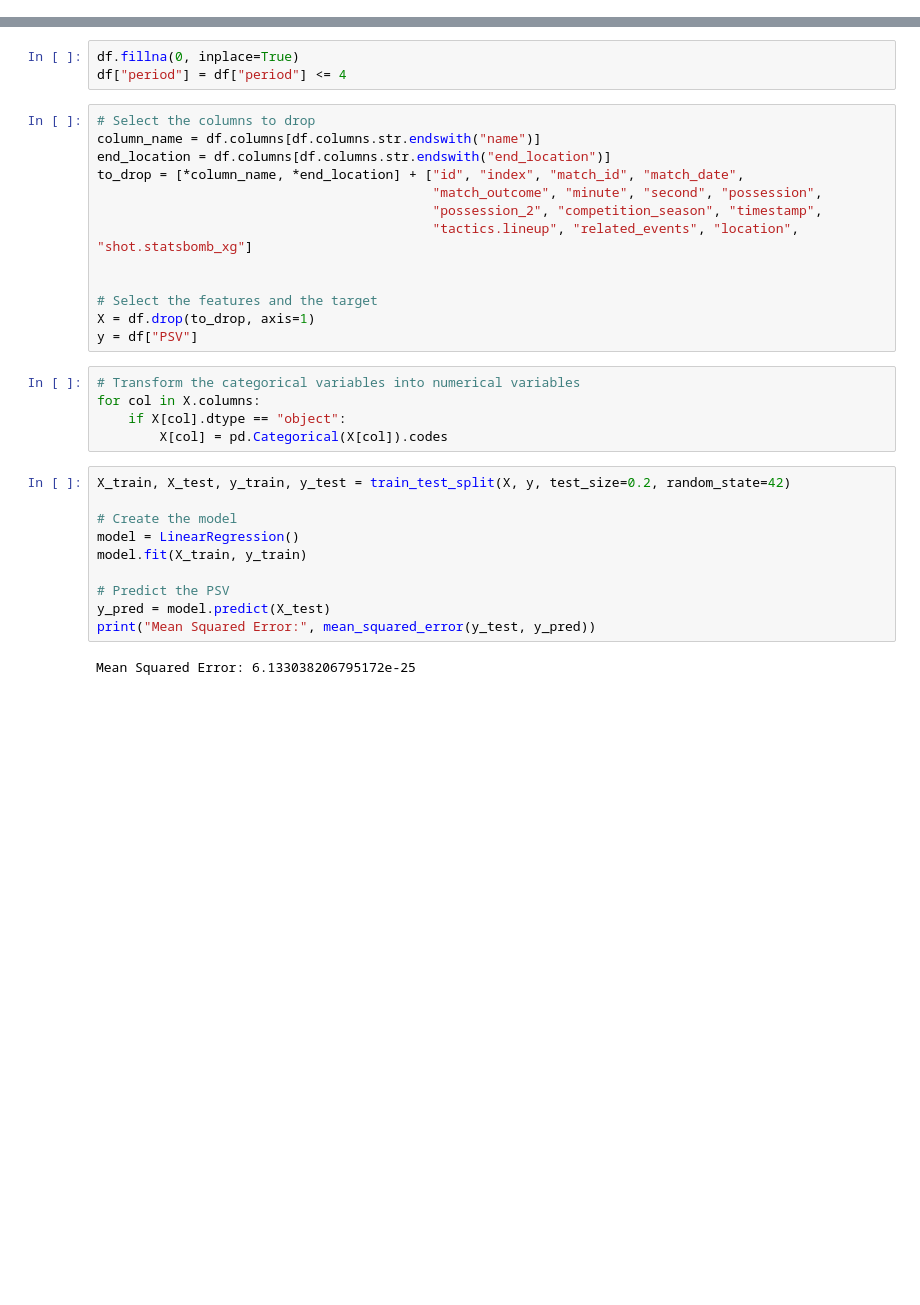
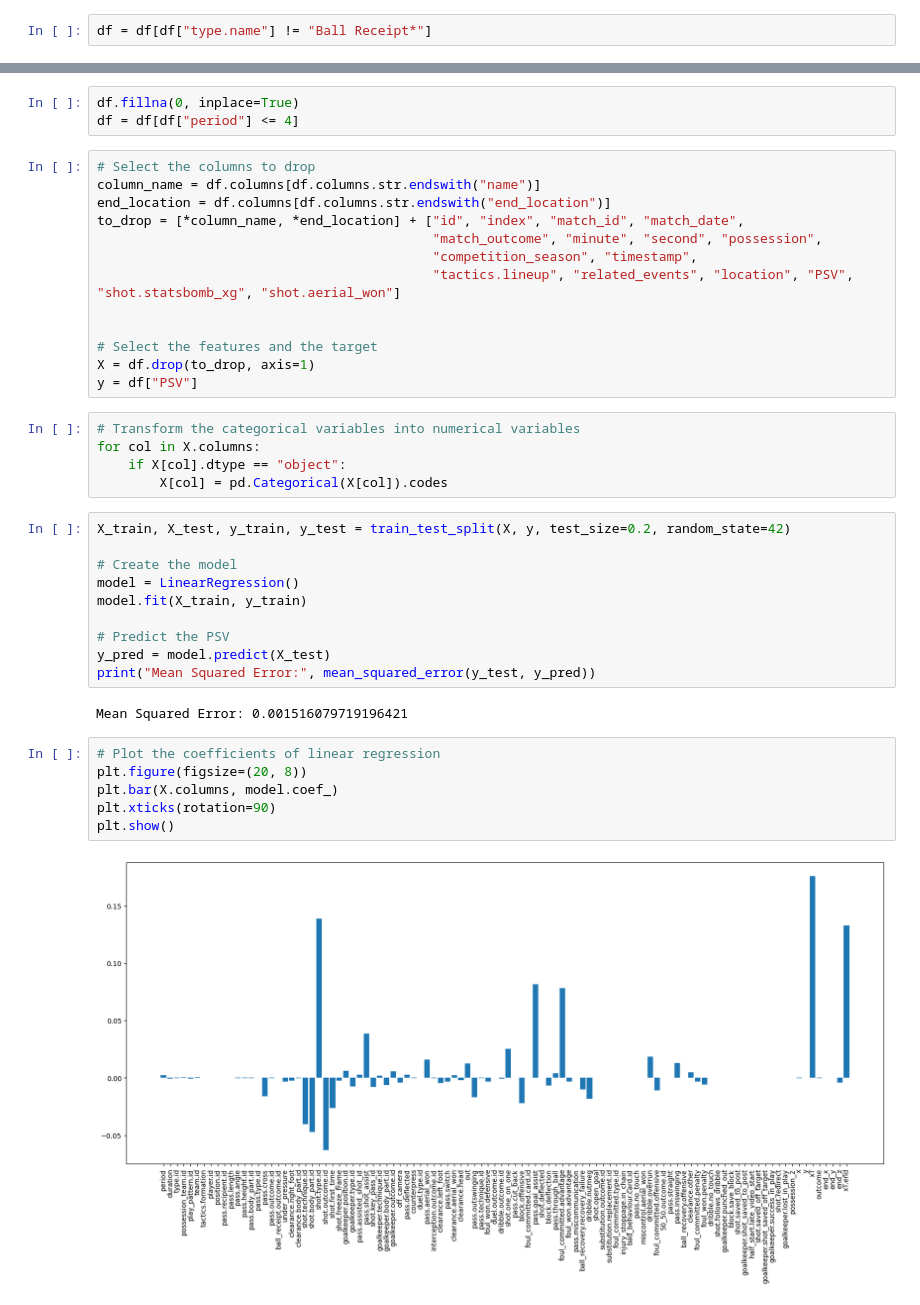
Before and after one commit to tomasnp/Datacamp, a Jupyter notebook: OBV_Man.ipynb, the cells around one changed output, grey strips where cells are left out. Cells and saved outputs as stored; diff of their text form; blank space fills up the shorter version.

```diff
--- a/OBV_Man.ipynb
+++ b/OBV_Man.ipynb
@@ -168,19 +169,21 @@ df.iloc[230:240][["type.name", "player.name", "outcome", "end_location", "carry.
 | 32591 | Ball Receipt* | Jules Koundé | None | None | NaN | NaN | NaN | 0.0 | 0.005 | ... |
 | 32592 | Carry | Jules Koundé | None | [37.9, 54.7] | [37.9, 54.7] | 37.9 | 54.7 | 0.0 | 0.005 | ... |
 | 32593 | Pass | Jules Koundé | Complete | [34.5, 34.8] | NaN | 34.5 | 34.8 | 0.0 | 0.005 | ... |
+# %%
+df = df[df["type.name"] != "Ball Receipt*"]
 # %% [markdown]
 ## Model
 # %%
 df.fillna(0, inplace=True)
-df["period"] = df["period"] <= 4
+df = df[df["period"] <= 4]
 # %%
 # Select the columns to drop
 column_name = df.columns[df.columns.str.endswith("name")]
 end_location = df.columns[df.columns.str.endswith("end_location")]
 to_drop = [*column_name, *end_location] + ["id", "index", "match_id", "match_date",
                                            "match_outcome", "minute", "second", "possession",
-                                           "possession_2", "competition_season", "timestamp",
-                                           "tactics.lineup", "related_events", "location", "shot.statsbomb_xg"]
+                                           "competition_season", "timestamp",
+                                           "tactics.lineup", "related_events", "location", "PSV", "shot.statsbomb_xg", "shot.aerial_won"]
 
 
 # Select the features and the target
@@ -202,4 +205,12 @@ model.fit(X_train, y_train)
 y_pred = model.predict(X_test)
 print("Mean Squared Error:", mean_squared_error(y_test, y_pred))
 # %% [output]
-Mean Squared Error: 6.133038206795172e-25
+Mean Squared Error: 0.001516079719196421
+# %%
+# Plot the coefficients of linear regression
+plt.figure(figsize=(20, 8))
+plt.bar(X.columns, model.coef_)
+plt.xticks(rotation=90)
+plt.show()
+# %% [output]
+[figure, added]
```
Also changed, not shown: parts of 10 cells of this notebook.
